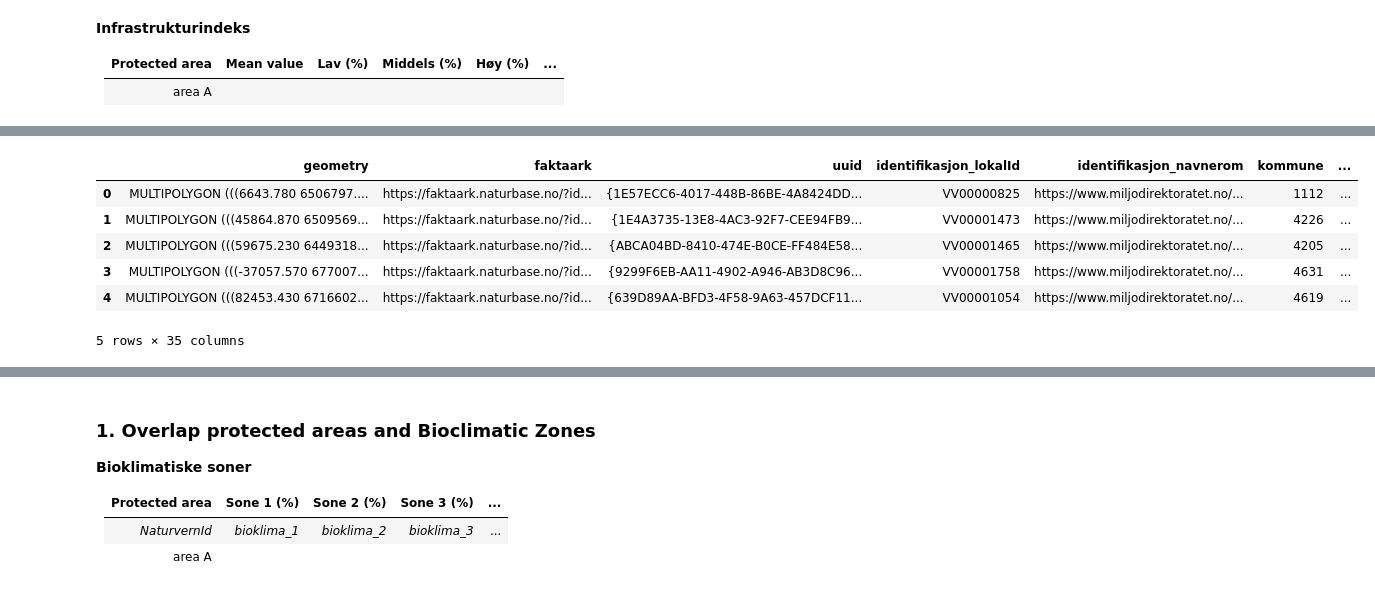
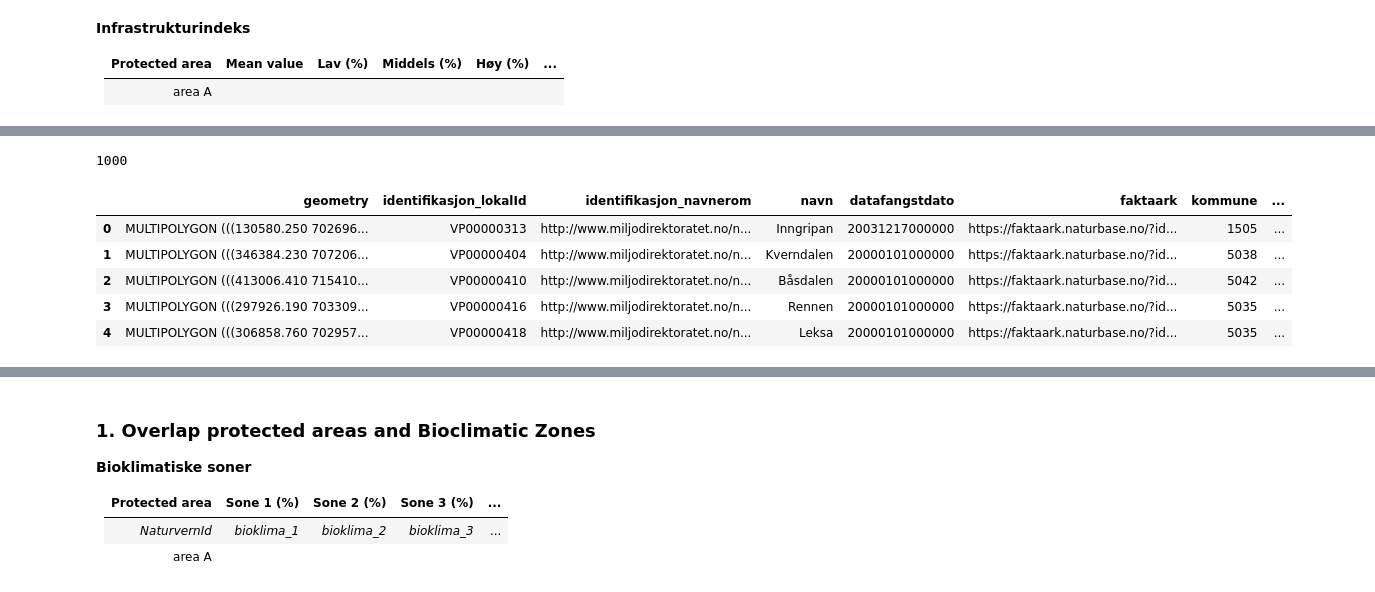
Before and after one commit to ac-willeke/pygdal-geo-engineer, a Jupyter notebook: notebooks/2024.01_conservation_and_preservation.ipynb, the cells around one changed output, grey strips where cells are left out. Drawn from its saved outputs; the diff is of its cells as text; code cells hidden in the pictures.

```diff
--- a/notebooks/2024.01_conservation_and_preservation.ipynb
+++ b/notebooks/2024.01_conservation_and_preservation.ipynb
@@ -45,19 +45,19 @@ run_bioklima = True
 run_shape_index = True
 
 # Set the statistical zone: foreslatt_vern, naturvernomrade, norge_landareal_n50, region
-statistical_zone = "norge_landareal_n50"
+statistical_zone = "foreslatt_vern"
 
 if statistical_zone == "foreslatt_vern":
     sz_land = "f_vern_land"
     sz_sea = "f_vern_sjo"
     sz_land_sea = "f_vern_land_sjo"
-    sz_land_vars = "f_vern_land_vars"
+    sz_land_vars = "foreslatt_vern_overlapp"
 
 if statistical_zone == "naturvernomrade":
     sz_land = "vern_land"
     sz_sea = "vern_sjo"
     sz_land_sea = "vern_land_sjo"
-    sz_land_vars = "vern_land_vars"
+    sz_land_vars = "naturvernomrade_overlapp"
 # %%
 import os
 from osgeo import gdal
@@ -804,6 +768,27 @@ basemap
 <leafmap.foliumap.Map at 0x...>
 # %% [markdown]
 # Methods
+# %%
+if statistical_zone == "norge_landareal_n50":
+    # add a column "identifikasjon_lokalId" to the table "norge_landareal_n50"
+    # fill column 0 - x
+    con = duckdb.connect(db_path)
+    con.install_extension('spatial')
+    con.load_extension('spatial')
+
+    # merge all rows into one multipolygon
+    #con.execute("""
+    #    CREATE TABLE norge_landareal_n50_union AS
+    #    SELECT ST_Union_Agg(geom) AS geom
+    #    FROM norge_landareal_n50
+    #""")
+
+
+    con.execute("ALTER TABLE norge_landareal_n50 ADD COLUMN identifikasjon_lokalId INTEGER;")
+    con.execute("UPDATE norge_landareal_n50 SET identifikasjon_lokalId = rowid;")
+    con.close()
+
+    statistical_zone = "norge_landareal_n50_union"
 # %% [markdown]
 **Infrastrukturindeks**
 
@@ -849,23 +833,28 @@ Number of rows: 3370
 # %%
 if run_infra:
     from py_scripts.raster import *
 
     # calculate the min, max, mean, std and median of the infrastruktur raster
     # within the protected areas with a buffer of 1000m
-    buffer = 1000
     raster_path = os.path.join(interim_data, "infra_25m_25833_clip.tif")
 
-    gdf_infra = overlay_stats(raster_path, gdf, buffer_distance=1000)
+    if statistical_zone == "norge_landareal_n50":
+        buffer_distance = 0
+    else:
+        buffer_distance = 1000
+    print(buffer_distance)
+
+    gdf_infra = overlay_stats(raster_path, gdf, buffer_distance=buffer_distance)
 
     display(gdf_infra.head())
 # %% [output]
+1000
-|  | geometry | faktaark | uuid | identifikasjon_lokalId | identifikasjon_navnerom | kommune | ... |
-| 0 | MULTIPOLYGON (((6643.780 6506797.... | https://faktaark.naturbase.no/?id... | {1E57ECC6-4017-448B-86BE-4A8424DD... | VV00000825 | https://www.miljodirektoratet.no/... | 1112 | ... |
-| 1 | MULTIPOLYGON (((45864.870 6509569... | https://faktaark.naturbase.no/?id... | {1E4A3735-13E8-4AC3-92F7-CEE94FB9... | VV00001473 | https://www.miljodirektoratet.no/... | 4226 | ... |
-| 2 | MULTIPOLYGON (((59675.230 6449318... | https://faktaark.naturbase.no/?id... | {ABCA04BD-8410-474E-B0CE-FF484E58... | VV00001465 | https://www.miljodirektoratet.no/... | 4205 | ... |
-| 3 | MULTIPOLYGON (((-37057.570 677007... | https://faktaark.naturbase.no/?id... | {9299F6EB-AA11-4902-A946-AB3D8C96... | VV00001758 | https://www.miljodirektoratet.no/... | 4631 | ... |
-| 4 | MULTIPOLYGON (((82453.430 6716602... | https://faktaark.naturbase.no/?id... | {639D89AA-BFD3-4F58-9A63-457DCF11... | VV00001054 | https://www.miljodirektoratet.no/... | 4619 | ... |
+|  | geometry | identifikasjon_lokalId | identifikasjon_navnerom | navn | datafangstdato | faktaark | kommune | ... |
+| 0 | MULTIPOLYGON (((130580.250 702696... | VP00000313 | http://www.miljodirektoratet.no/n... | Inngripan | 20031217000000 | https://faktaark.naturbase.no/?id... | 1505 | ... |
+| 1 | MULTIPOLYGON (((346384.230 707206... | VP00000404 | http://www.miljodirektoratet.no/n... | Kverndalen | 20000101000000 | https://faktaark.naturbase.no/?id... | 5038 | ... |
+| 2 | MULTIPOLYGON (((413006.410 715410... | VP00000410 | http://www.miljodirektoratet.no/n... | Båsdalen | 20000101000000 | https://faktaark.naturbase.no/?id... | 5042 | ... |
+| 3 | MULTIPOLYGON (((297926.190 703309... | VP00000416 | http://www.miljodirektoratet.no/n... | Rennen | 20000101000000 | https://faktaark.naturbase.no/?id... | 5035 | ... |
+| 4 | MULTIPOLYGON (((306858.760 702957... | VP00000418 | http://www.miljodirektoratet.no/n... | Leksa | 20000101000000 | https://faktaark.naturbase.no/?id... | 5035 | ... |
-5 rows × 35 columns
 # %%
 # remove table study area
 remove_table(db_path, str(statistical_zone))
```
Also changed, not shown: parts of 30 cells of this notebook, 1 other file.
